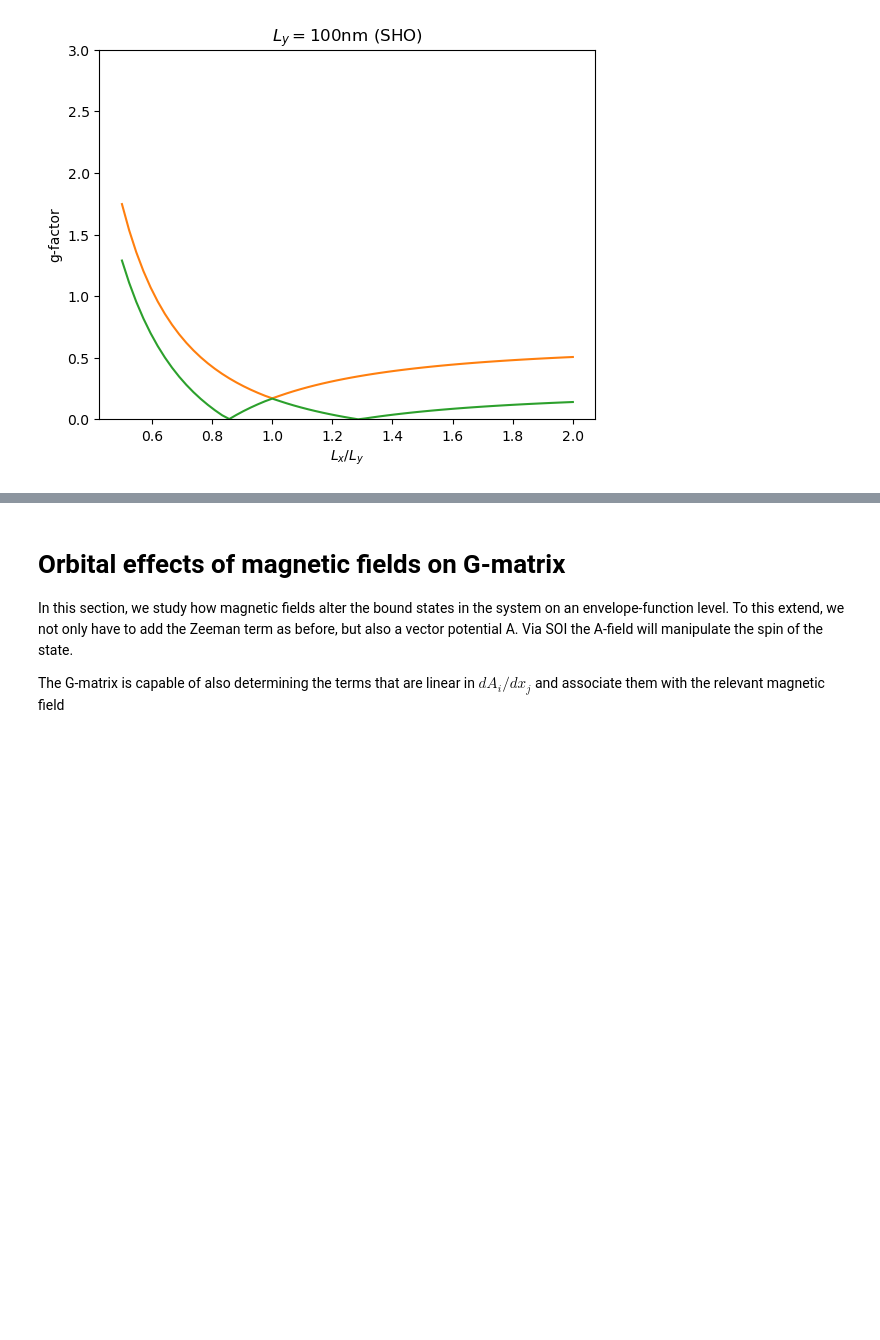
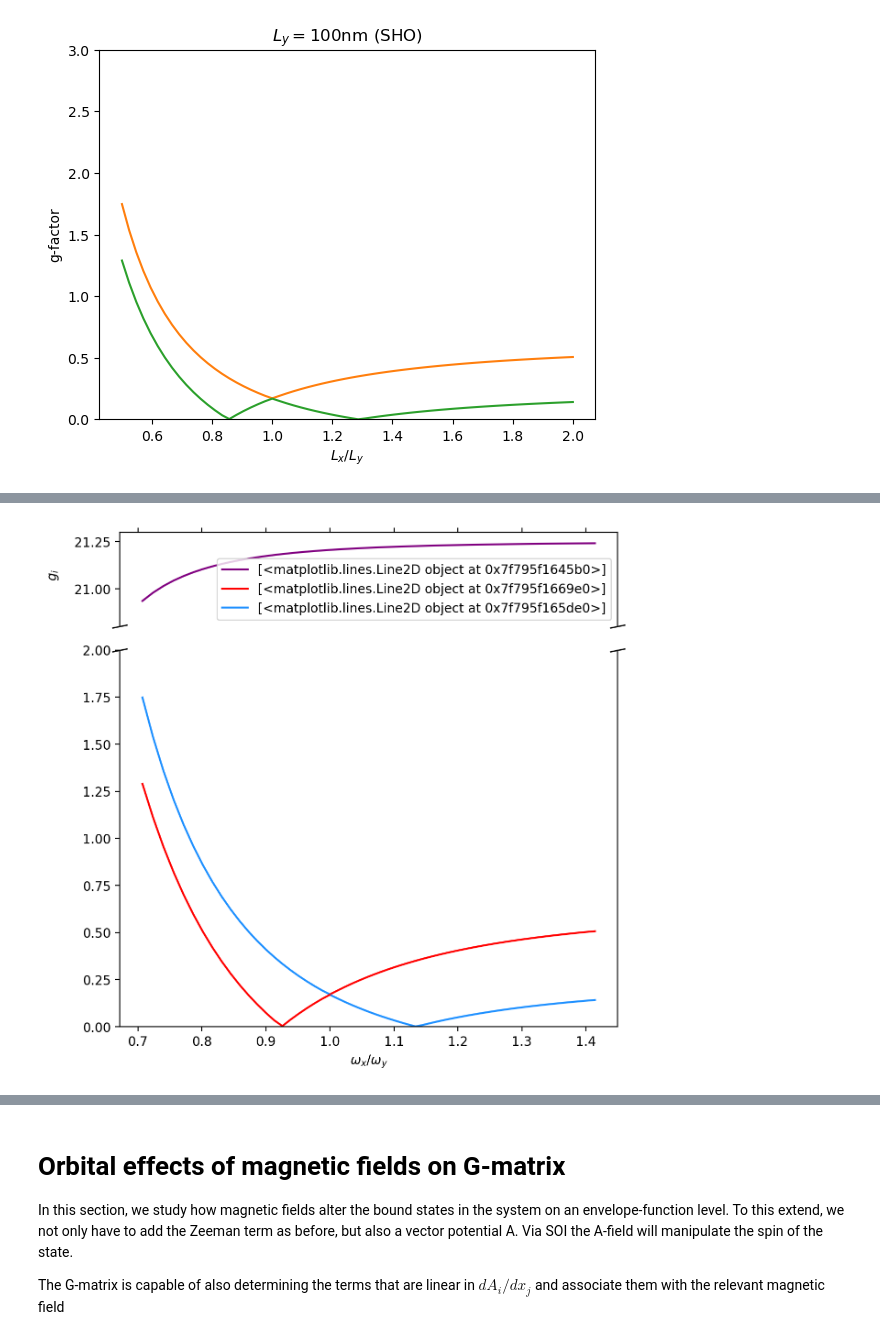
Before and after one commit to oschwarze/NQCP_FEM, a Jupyter notebook: notebooks/Experiments/LK_gmat_box_potential/LK particle ind box FEM.ipynb, the cells around one changed output, grey strips where cells are left out. Saved outputs shown, nothing was run; the diff lists cells and outputs as text; code cells hidden in the pictures; blank space fills up the shorter version.

```diff
--- a/notebooks/Experiments/LK_gmat_box_potential/LK particle ind box FEM.ipynb
+++ b/notebooks/Experiments/LK_gmat_box_potential/LK particle ind box FEM.ipynb
@@ -434,0 +436,84 @@ Text(0.5, 1.0, '$L_{y} = 100$nm (SHO)')
+# %%
+fig,axs = plt.subplots(2,1,sharex=True,figsize=(7,7),dpi=200,height_ratios=[1,4])
+ax1 = axs[0]
+ax2 = axs[1]
+from matplotlib import cm
+fig.subplots_adjust(hspace=0.1)
+import matplotlib as mpl
+lstyles = ['dashed','dashdot','solid']
+markers = [None,None,'o']
+
+flip_mask = Lx_values/Ly >= 1
+
+
+colors = ['purple','red','dodgerblue']
+omega_x_scale = 1e9 #GHz
+
+
+lines = []
+for i in range(3):
+    lines.append(ax1.plot(np.sqrt(Lx_values/Ly),singular_values[:,i],color=colors[i]))
+
+for i in range(2):
+    colors = ['red','dodgerblue']
+    ax1.plot(np.sqrt(Lx_values/Ly)[flip_mask],singular_values[flip_mask,i+1],color=colors[i])
+    cax=ax2.plot(np.sqrt(Lx_values/Ly)[flip_mask],singular_values[flip_mask,i+1],color=colors[i])
+
+    flipped_mask = ~flip_mask
+    flipped_mask[np.argmin(flipped_mask)] = True
+    ax1.plot(np.sqrt(Lx_values/Ly)[flipped_mask],singular_values[flipped_mask,i+1],color=colors[(i+1)%2])
+    cax=ax2.plot(np.sqrt(Lx_values/Ly)[flipped_mask],singular_values[flipped_mask,i+1],color=colors[(i+1)%2])
+
+ax2.set_ylabel(r'$g_{i}$')
+ax2.yaxis.set_label_coords(-0.12,1.2)
+#ax1_ticks = np.linspace(21.220,21.222,4,endpoint=True)
+#ax2_ticks = np.linspace(21.2115,21.214,4,endpoint=True)
+#ax1.set_yticks(ax1_ticks)
+#ax2.set_yticks(ax2_ticks)
+#ax1.set_ylim(23.5, 23.7)
+ax2.set_ylim(0,2)
+ax1.set_ylim(20.80, 21.30)
+ax1.set_yticks(np.arange(21.00,21.50,0.25))
+#ax2.ticklabel_format(axis='y',useOffset=21.21)
+#ax1.ticklabel_format(axis='y',useOffset=21.21)
+ax1.spines.bottom.set_visible(False)
+ax2.spines.top.set_visible(False)
+ax1.xaxis.tick_top()
+ax1.tick_params(labeltop=False)  # don't put tick labels at the top
+ax2.xaxis.tick_bottom()
+ax2.set_xlabel(r'$\omega_{x}/\omega_{y}$')
+d = .2 # proportion of vertical to horizontal extent of the slanted line
+kwargs = dict(marker=[(-1, -d), (1, d)], markersize=12,
+              linestyle="none", color='k', mec='k', mew=1, clip_on=False)
+ax1.plot([0, 1], [0, 0], transform=ax1.transAxes, **kwargs)
+ax2.plot([0, 1], [1, 1], transform=ax2.transAxes, **kwargs)
+
+#legend elements:
+#lines = []
+#labels = [r'$g_{1}$',r'$g_{2}$',r'$g_{3}$']
+#import matplotlib.lines as mlines
+#for ls,ms,lab in zip(lstyles,markers,labels):
+    #lines.append(mlines.Line2D([], [], ls=ls, color='black', marker=ms, label=lab))
+
+
+
+#ax2.legend(labels=labels,handles=lines,ncol=1,loc=(0.07,0.85))
+#ax2.legend([])
+#fig.suptitle(r'$g$-matrix components (Ge)')
+
+ax1.legend(lines)
+
+"""
+i = 0
+for n, grp in df[df['b_dir'] == 2].groupby(['zq']):
+    i += 1
+    string = f'{n}%.2E'
+    try:
+        if i < 5:
+            g_factor = grp['evals'].apply(lambda x: x[1] - x[0]) / (_mu_B * 0.1)
+            plt.plot(grp['omega_delta'] * grp['omegay'], g_factor, label=string)
+    except Exception as err:
+        pass
+ax1.legend()
+"""
+# %% [output]
@@ -434,0 +521 @@ Text(0.5, 1.0, '$L_{y} = 100$nm (SHO)')
+[figure, added]
```
Also changed, not shown: parts of 12 cells of this notebook, 23 other files.
